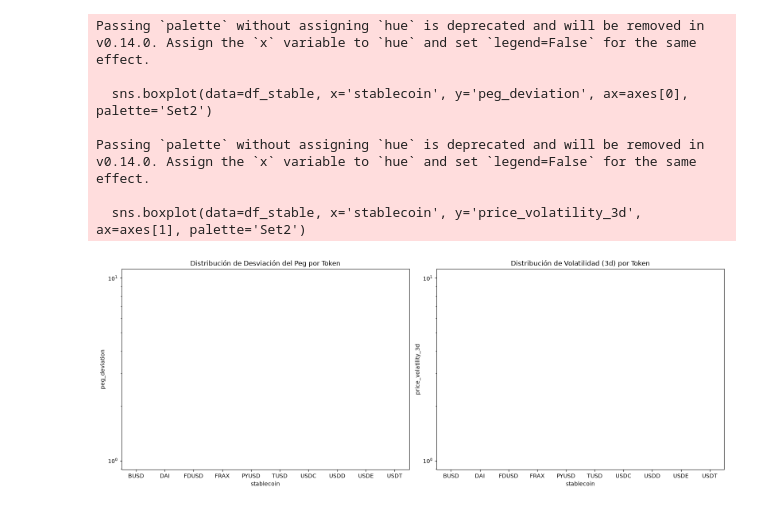
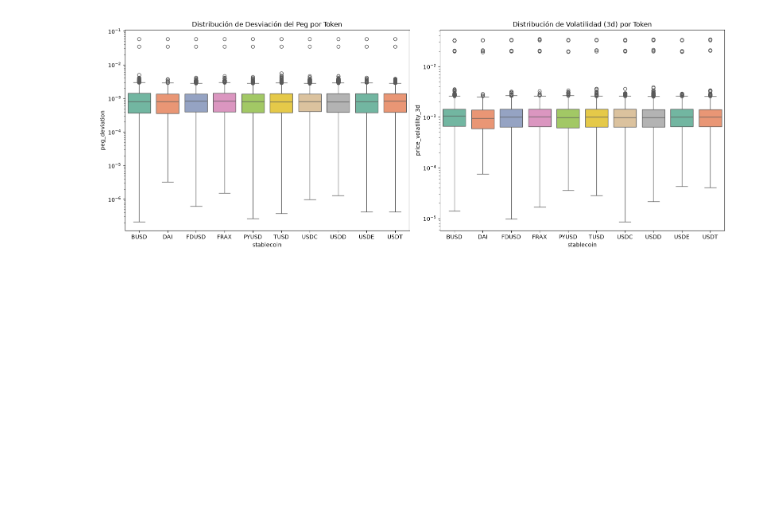
Before and after one commit to Bootcamp-DA-P2/criptoradar, a Jupyter notebook: notebooks/analisis_bivariado_stablecoins.ipynb, the cells around one changed output. Saved outputs shown, nothing was run; the diff lists cells and outputs as text; code cells hidden in the pictures; blank space fills up the shorter version.

Commit message:
fix deprecated errors

```diff
--- a/notebooks/analisis_bivariado_stablecoins.ipynb
+++ b/notebooks/analisis_bivariado_stablecoins.ipynb
@@ -20,29 +20,22 @@ plt.show()
 # %%
 # 2. Categórica vs Numérica: Boxplots por Stablecoin
 # =========================================================================
 fig, axes = plt.subplots(1, 2, figsize=(16, 6))
 
 # Boxplot Peg Deviation (Escala logarítmica opcional si USDD/FRAX deforman el gráfico)
-sns.boxplot(data=df_stable, x='stablecoin', y='peg_deviation', ax=axes[0], palette='Set2')
+sns.boxplot(data=df_stable, x='stablecoin', y='peg_deviation', ax=axes[0], palette='Set2', hue='stablecoin')
 axes[0].set_title('Distribución de Desviación del Peg por Token')
 axes[0].set_yscale('log') # Usamos escala logarítmica porque las desviaciones suelen ser milimétricas excepto en crisis
 
 # Boxplot Volatilidad a 3 días
-sns.boxplot(data=df_stable, x='stablecoin', y='price_volatility_3d', ax=axes[1], palette='Set2')
+sns.boxplot(data=df_stable, x='stablecoin', y='price_volatility_3d', ax=axes[1], palette='Set2', hue='stablecoin')
 axes[1].set_title('Distribución de Volatilidad (3d) por Token')
 axes[1].set_yscale('log')
 
 plt.tight_layout()
 plt.show()
 # %% [output]
-Passing `palette` without assigning `hue` is deprecated and will be removed in v0.14.0. Assign the `x` variable to `hue` and set `legend=False` for the same effect.
-
-  sns.boxplot(data=df_stable, x='stablecoin', y='peg_deviation', ax=axes[0], palette='Set2')
-
-Passing `palette` without assigning `hue` is deprecated and will be removed in v0.14.0. Assign the `x` variable to `hue` and set `legend=False` for the same effect.
-
-  sns.boxplot(data=df_stable, x='stablecoin', y='price_volatility_3d', ax=axes[1], palette='Set2')
-[figure, old version]
+[figure, new version]
 # %%
 # =========================================================================
 # 3. Numérica vs Numérica: Scatter Plot Clave
```
Also changed, not shown: parts of 3 cells of this notebook, 1 other file.
